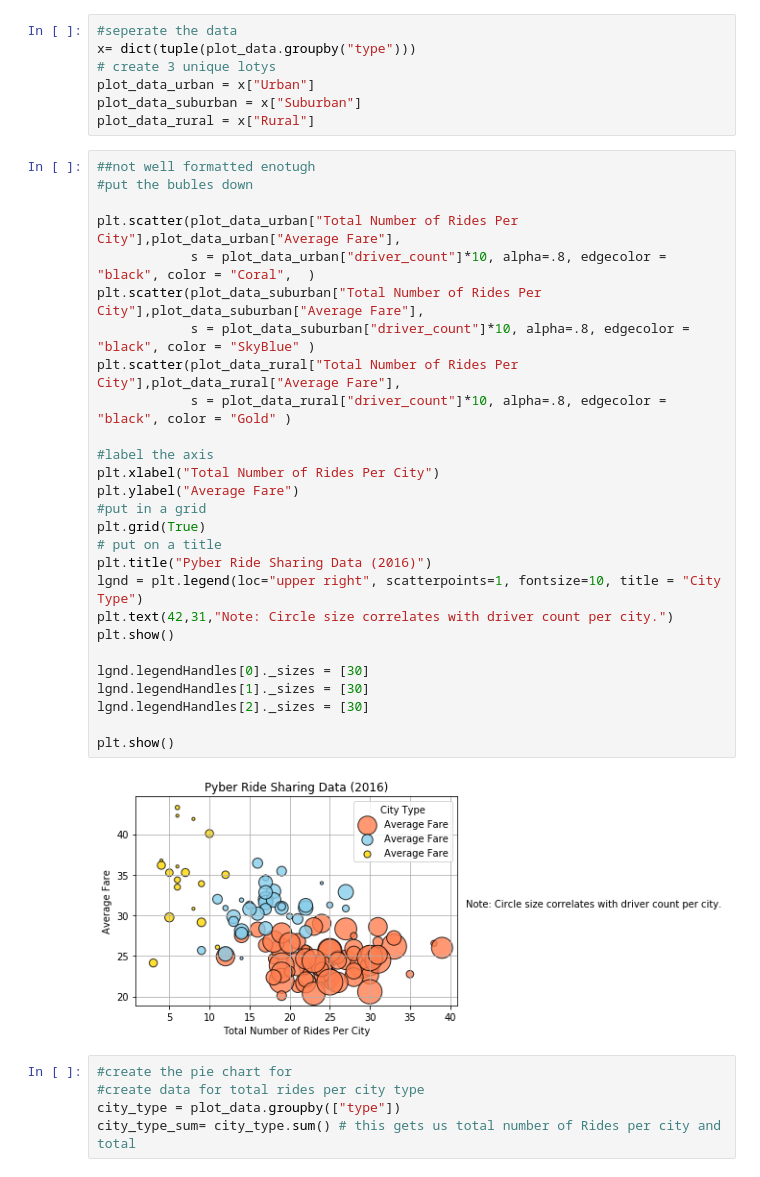
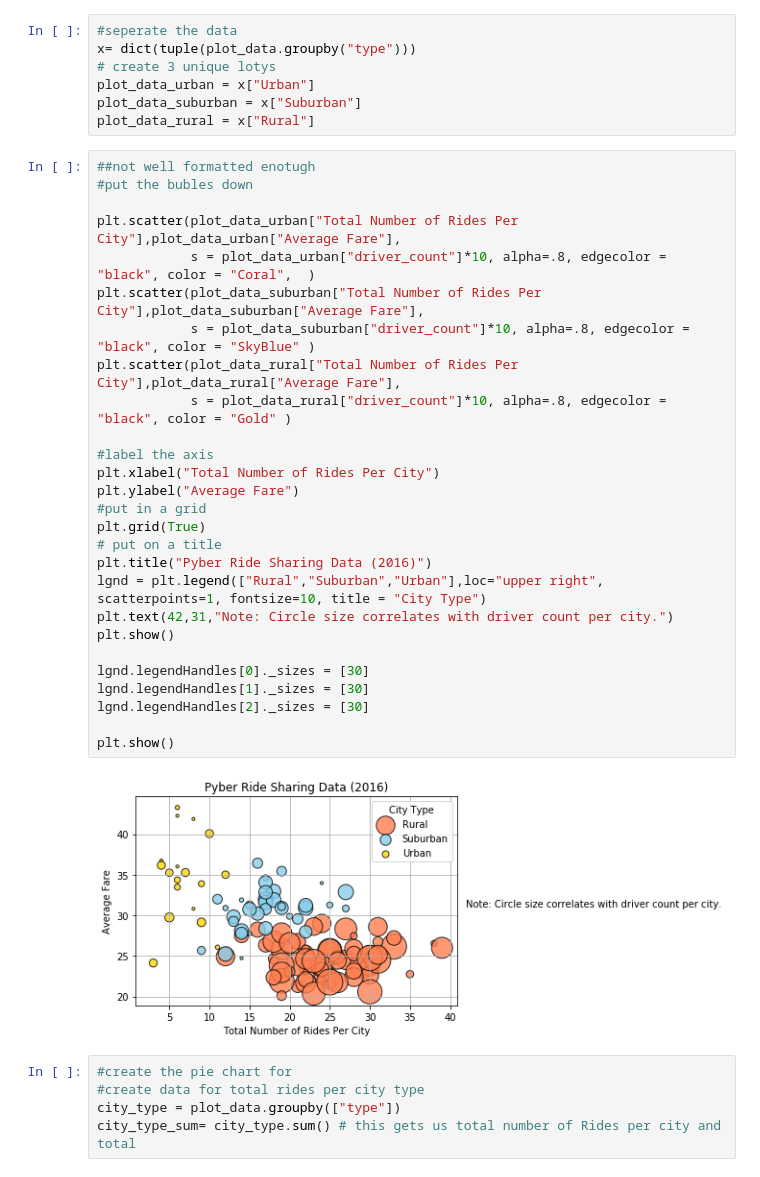
Before and after one commit to ablinn91/Pyber-Homework, a Jupyter notebook: pyber_homework.ipynb, the cells around one changed output. Drawn from its saved outputs; the diff is of its cells as text.

```diff
--- a/pyber_homework.ipynb
+++ b/pyber_homework.ipynb
@@ -71,32 +71,32 @@ plot_data_rural = x["Rural"]
 # %%
 ##not well formatted enotugh
 #put the bubles down
 
 plt.scatter(plot_data_urban["Total Number of Rides Per City"],plot_data_urban["Average Fare"],
             s = plot_data_urban["driver_count"]*10, alpha=.8, edgecolor = "black", color = "Coral",  )
 plt.scatter(plot_data_suburban["Total Number of Rides Per City"],plot_data_suburban["Average Fare"],
             s = plot_data_suburban["driver_count"]*10, alpha=.8, edgecolor = "black", color = "SkyBlue" )
 plt.scatter(plot_data_rural["Total Number of Rides Per City"],plot_data_rural["Average Fare"],
             s = plot_data_rural["driver_count"]*10, alpha=.8, edgecolor = "black", color = "Gold" )
 
 #label the axis
 plt.xlabel("Total Number of Rides Per City")
 plt.ylabel("Average Fare")
 #put in a grid
 plt.grid(True)
 # put on a title
 plt.title("Pyber Ride Sharing Data (2016)")
-lgnd = plt.legend(loc="upper right", scatterpoints=1, fontsize=10, title = "City Type")
+lgnd = plt.legend(["Rural","Suburban","Urban"],loc="upper right", scatterpoints=1, fontsize=10, title = "City Type")
 plt.text(42,31,"Note: Circle size correlates with driver count per city.")
 plt.show()
 
 lgnd.legendHandles[0]._sizes = [30]
 lgnd.legendHandles[1]._sizes = [30]
 lgnd.legendHandles[2]._sizes = [30]
 
 plt.show()
 # %% [output]
-[figure, old version]
+[figure, new version]
 # %%
 #create the pie chart for
 #create data for total rides per city type
```
